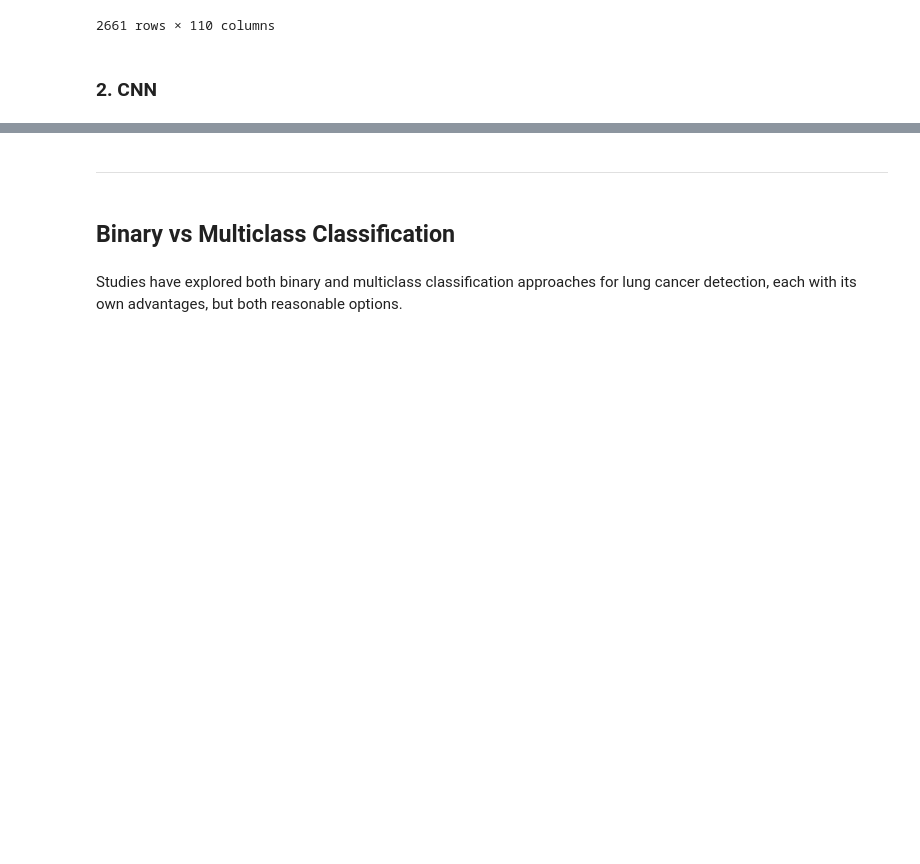
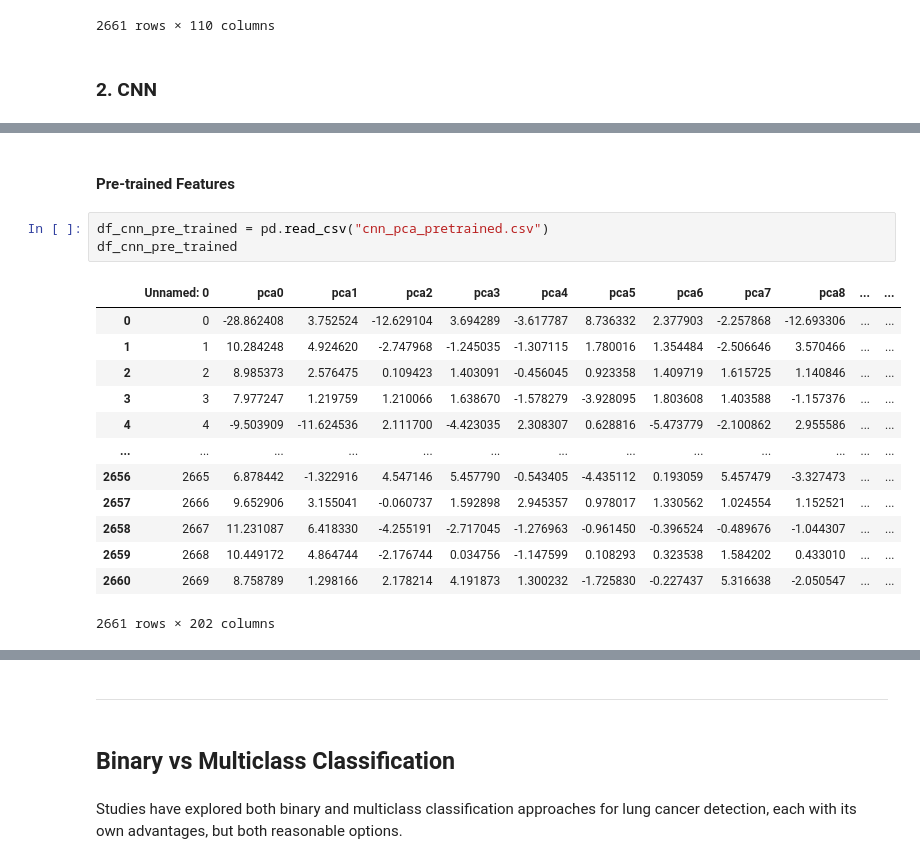
Before and after one commit to inesamorim/lung-cancer-classification, a Jupyter notebook: main.ipynb, the cells around one changed output, grey strips where cells are left out. Drawn from its saved outputs; the diff is of its cells as text; blank space fills up the shorter version.

```diff
--- a/main.ipynb
+++ b/main.ipynb
@@ -229,0 +251,19 @@ df_radiomics
+# %% [markdown]
+#### Pre-trained Features
+# %%
+df_cnn_pre_trained = pd.read_csv("cnn_pca_pretrained.csv")
+df_cnn_pre_trained
+# %% [output]
+|  | Unnamed: 0 | pca0 | pca1 | pca2 | pca3 | pca4 | pca5 | pca6 | pca7 | pca8 | ... | ... |
+| 0 | 0 | -28.862408 | 3.752524 | -12.629104 | 3.694289 | -3.617787 | 8.736332 | 2.377903 | -2.257868 | -12.693306 | ... | ... |
+| 1 | 1 | 10.284248 | 4.924620 | -2.747968 | -1.245035 | -1.307115 | 1.780016 | 1.354484 | -2.506646 | 3.570466 | ... | ... |
+| 2 | 2 | 8.985373 | 2.576475 | 0.109423 | 1.403091 | -0.456045 | 0.923358 | 1.409719 | 1.615725 | 1.140846 | ... | ... |
+| 3 | 3 | 7.977247 | 1.219759 | 1.210066 | 1.638670 | -1.578279 | -3.928095 | 1.803608 | 1.403588 | -1.157376 | ... | ... |
+| 4 | 4 | -9.503909 | -11.624536 | 2.111700 | -4.423035 | 2.308307 | 0.628816 | -5.473779 | -2.100862 | 2.955586 | ... | ... |
+| ... | ... | ... | ... | ... | ... | ... | ... | ... | ... | ... | ... | ... |
+| 2656 | 2665 | 6.878442 | -1.322916 | 4.547146 | 5.457790 | -0.543405 | -4.435112 | 0.193059 | 5.457479 | -3.327473 | ... | ... |
+| 2657 | 2666 | 9.652906 | 3.155041 | -0.060737 | 1.592898 | 2.945357 | 0.978017 | 1.330562 | 1.024554 | 1.152521 | ... | ... |
+| 2658 | 2667 | 11.231087 | 6.418330 | -4.255191 | -2.717045 | -1.276963 | -0.961450 | -0.396524 | -0.489676 | -1.044307 | ... | ... |
+| 2659 | 2668 | 10.449172 | 4.864744 | -2.176744 | 0.034756 | -1.147599 | 0.108293 | 0.323538 | 1.584202 | 0.433010 | ... | ... |
+| 2660 | 2669 | 8.758789 | 1.298166 | 2.178214 | 4.191873 | 1.300232 | -1.725830 | -0.227437 | 5.316638 | -2.050547 | ... | ... |
+2661 rows × 202 columns
```
Also changed, not shown: parts of 5 cells of this notebook.
